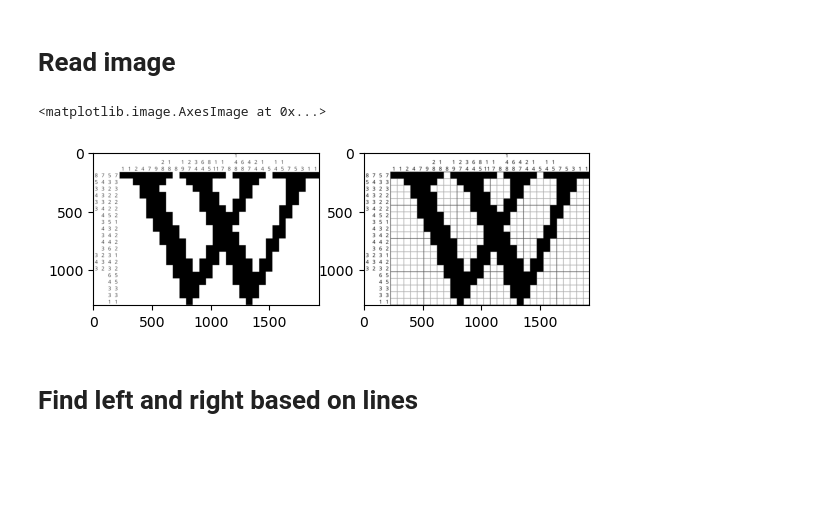
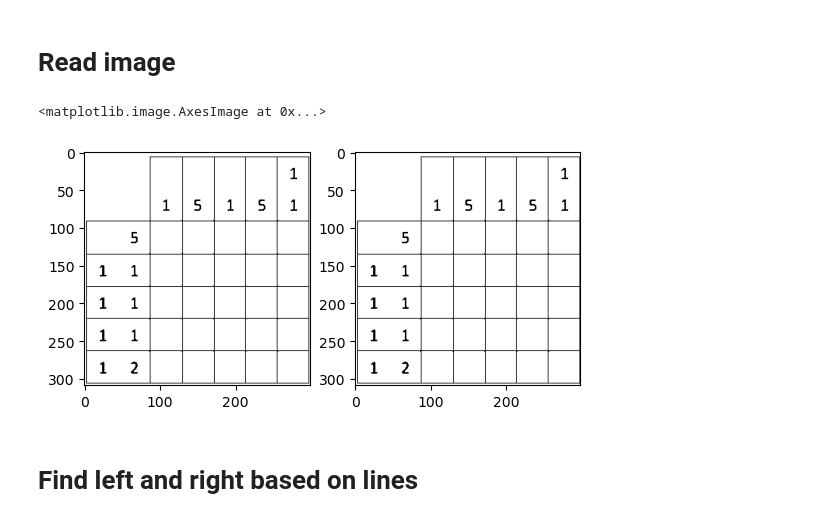
Before and after one commit to igloo81/nonogram, a Jupyter notebook: NonoGram start.ipynb, the cells around one changed output. Saved outputs shown, nothing was run; the diff lists cells and outputs as text; code cells hidden in the pictures; blank space fills up the shorter version.

Commit message:
recognize digits in second image

```diff
--- a/NonoGram start.ipynb
+++ b/NonoGram start.ipynb
@@ -20,30 +20,32 @@ digitRecognizer = load_model(digitRecognizerModelFileName)
 # %%
 #image = cv2.imread('E:/Work/NonoGram/Data/sample.png')
 #image = cv2.imread('E:/Work/NonoGram/Data/puzzle.jpg')
-image = cv2.imread('E:/Work/NonoGram/Data/wikipedia.png')
+#image = cv2.imread('E:/Work/NonoGram/Data/wikipedia.png')
+image = cv2.imread('E:/Work/NonoGram/Data/sample3.png')
 # %%
 image_contours = image.copy()
 image_contours = cv2.cvtColor(image_contours, cv2.COLOR_BGR2GRAY)
-(_, image_contours) = cv2.threshold(image_contours, 10, 255, cv2.THRESH_BINARY)
+(_, image_contours) = cv2.threshold(image_contours, 150, 255, cv2.THRESH_BINARY)        # todo use 10 as bound
 
 image_digits = image.copy()
-image_digits = cv2.GaussianBlur(image_digits, (1, 1), 0)
-(_, image_contours) = cv2.threshold(image_contours, 10, 255, cv2.THRESH_BINARY)
+#image_digits = cv2.GaussianBlur(image_digits, (1, 1), 0)
+image_digits = cv2.cvtColor(image_digits, cv2.COLOR_BGR2GRAY)
+(_, image_digits) = cv2.threshold(image_digits, 150, 255, cv2.THRESH_BINARY)
 #imageCopy = cv2.dilate(imageCopy, (3,3), 1)
 #imageCopy = cv2.GaussianBlur(imageCopy, (1, 1), 0)
 #imageCopy = cv2.cvtColor(imageCopy, cv2.COLOR_BGR2GRAY)
 #blurred = cv2.GaussianBlur(gray, (5, 5), 0)
 #imageCopy = cv2.Canny(imageCopy, 50, 150)
 #imageCopy = 255-imageCopy
 #imageCopy = cv2.Canny(imageCopy, 50, 150)
 
 pyplot.subplot(1, 2, 1)  # 1 row, 2 columns, first subplot
 pyplot.imshow(image_contours, cmap="gray")
 pyplot.subplot(1, 2, 2)
 pyplot.imshow(image_digits, cmap="gray")
 # %% [output]
 <matplotlib.image.AxesImage at 0x...>
-[figure, old version]
+[figure, new version]
 # %% [markdown]
 # Find left and right based on lines
 # %%
```
Also changed, not shown: parts of 9 cells of this notebook, 1 other file.
